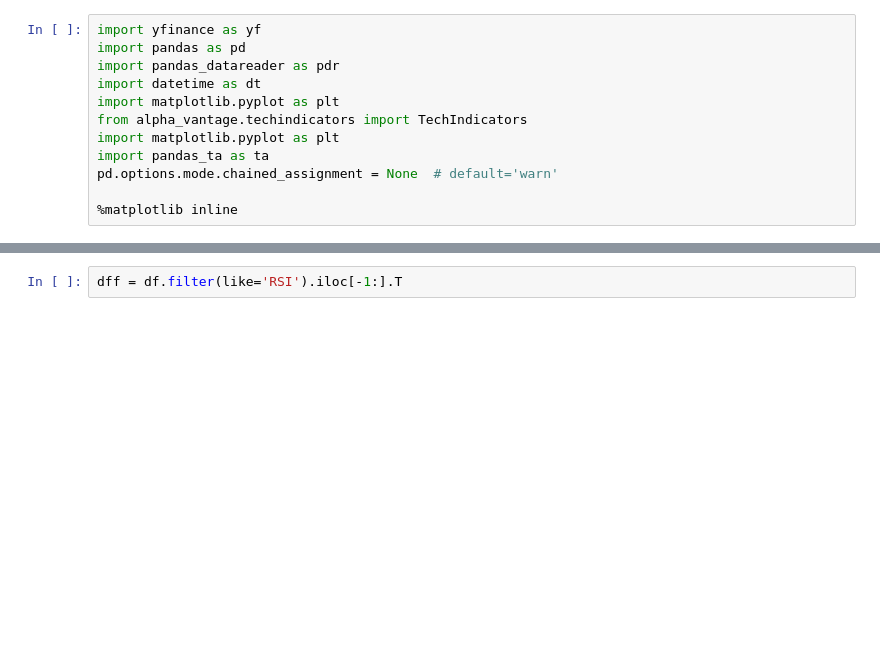
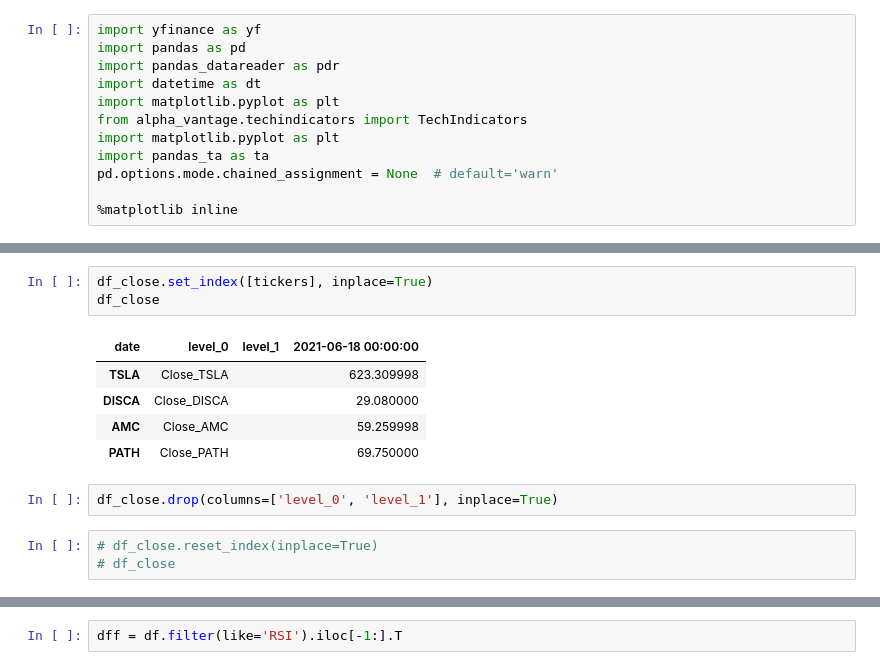
Before and after one commit to PetricaR/rev_app, a Jupyter notebook: nb_files/yahoo_finance.ipynb, the cells around one changed output, grey strips where cells are left out. Cells and saved outputs as stored; diff of their text form; blank space fills up the shorter version.

```diff
--- a/nb_files/yahoo_finance.ipynb
+++ b/nb_files/yahoo_finance.ipynb
@@ -93,0 +108,14 @@ df
+# %%
+df_close.set_index([tickers], inplace=True)
+df_close
+# %% [output]
+| date | level_0 | level_1 | 2021-06-18 00:00:00 |
+| TSLA | Close_TSLA |  | 623.309998 |
+| DISCA | Close_DISCA |  | 29.080000 |
+| AMC | Close_AMC |  | 59.259998 |
+| PATH | Close_PATH |  | 69.750000 |
+# %%
+df_close.drop(columns=['level_0', 'level_1'], inplace=True)
+# %%
+# df_close.reset_index(inplace=True)
+# df_close
```
Also changed, not shown: parts of 22 cells of this notebook, 1 other file.
